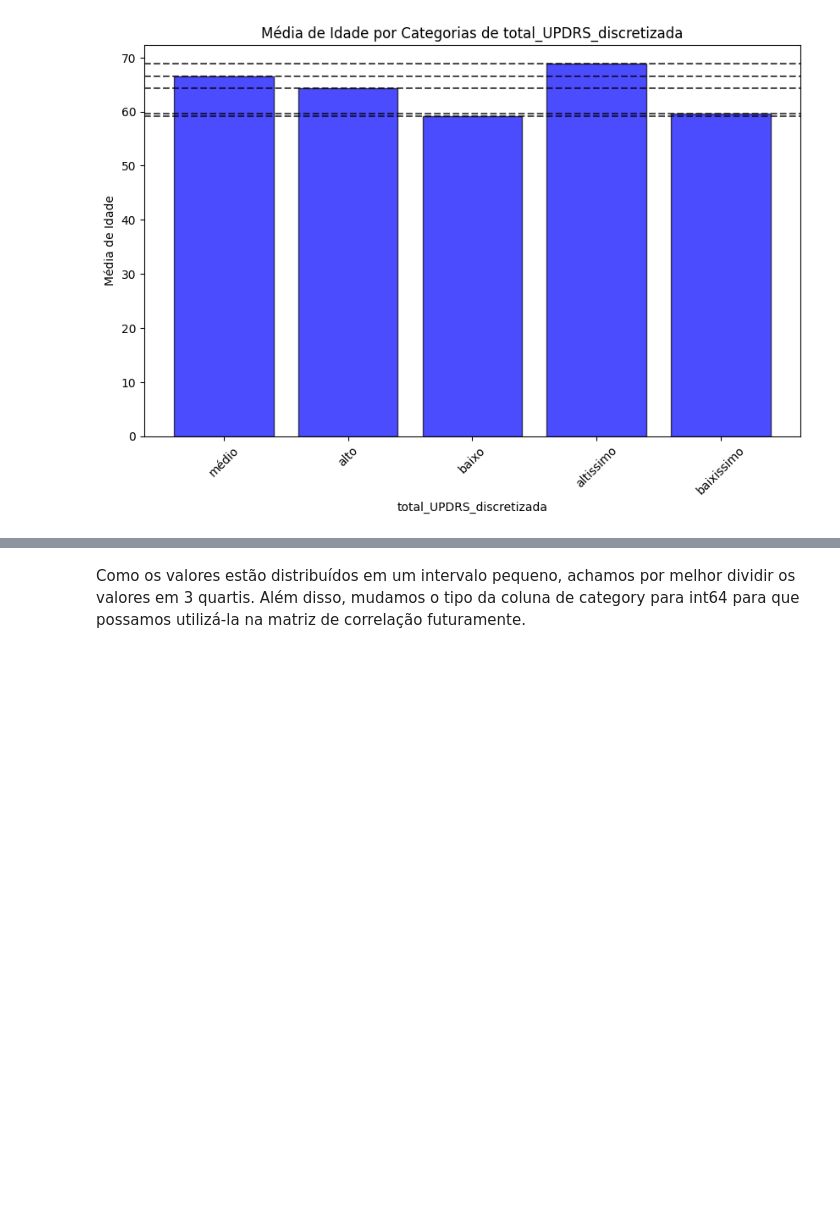
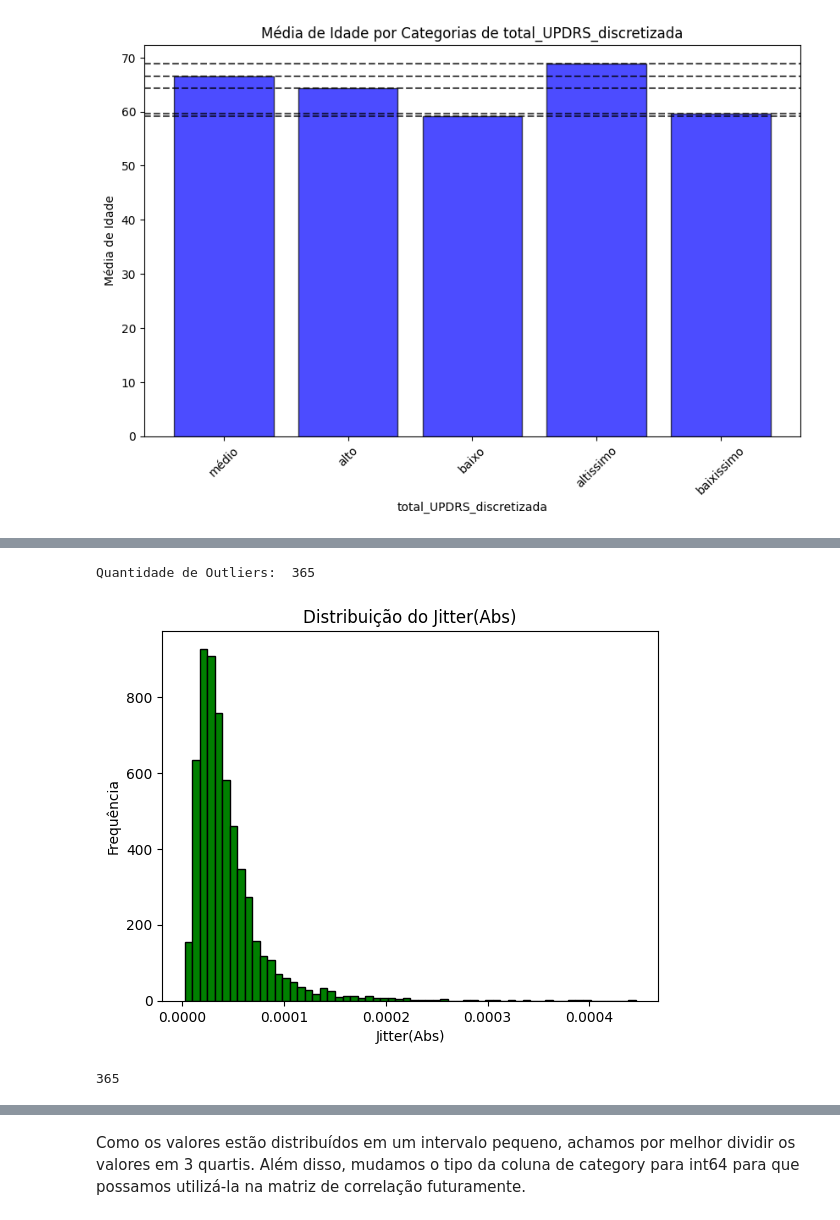
Before and after one commit to KacioSilva/ProjetoAM, a Jupyter notebook: Prova_AM.ipynb, the cells around one changed output, grey strips where cells are left out. Saved outputs shown, nothing was run; the diff lists cells and outputs as text; code cells hidden in the pictures; blank space fills up the shorter version.

```diff
--- a/Prova_AM.ipynb
+++ b/Prova_AM.ipynb
@@ -394,3 +476,20 @@ A quantidade de outliers é: 398
+# %%
+import matplotlib.pyplot as plt
+
+
+print("Quantidade de Outliers: ", calcularQTD_outliers('Jitter(Abs)', df))
+
+plt.hist(df['Jitter(Abs)'], bins=60, color='green', edgecolor='black')
+plt.title('Distribuição do Jitter(Abs)')
+plt.xlabel('Jitter(Abs)')
+plt.ylabel('Frequência')
+plt.show()
+
+calcularQTD_outliers('Jitter(Abs)', df)
+# %% [output]
+Quantidade de Outliers:  365
+[figure, added]
+365
 # %%
 import pandas as pd
 import matplotlib.pyplot as plt
```
Also changed, not shown: parts of 57 cells of this notebook.
